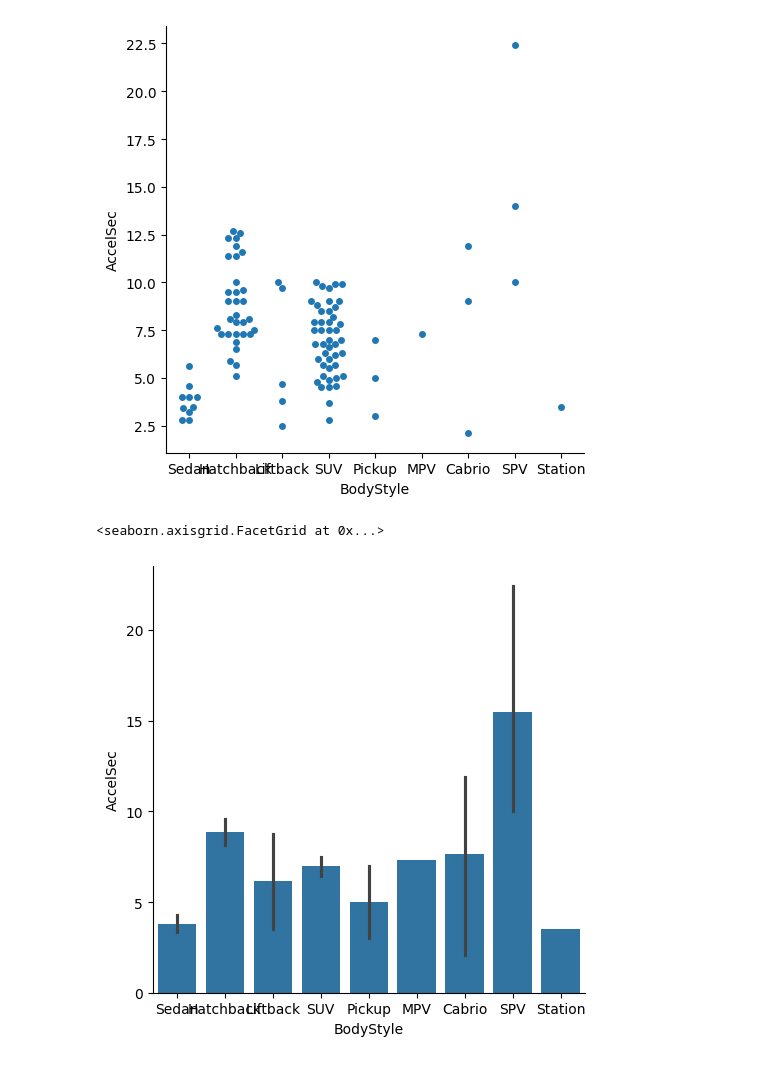
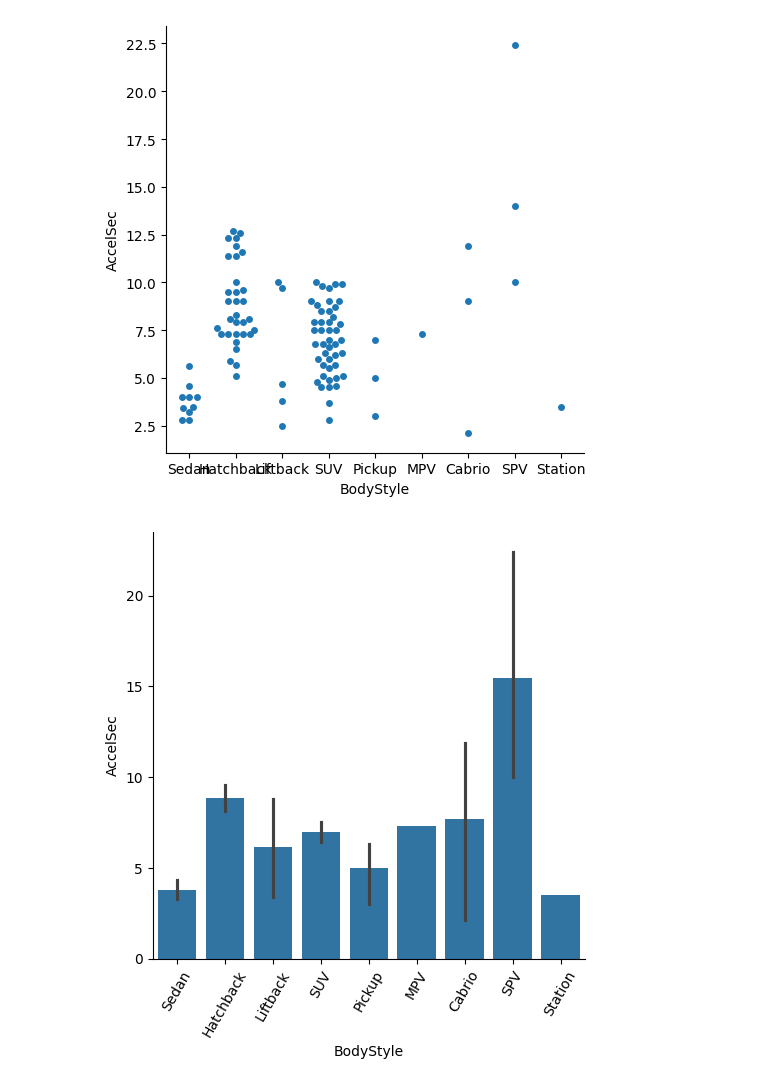
Before and after one commit to jaikrishann/Python_code, a Jupyter notebook: python_module/seaborn_practice.ipynb, the cells around one changed output. Cells and saved outputs as stored; diff of their text form; code cells hidden in the pictures.

```diff
--- a/python_module/seaborn_practice.ipynb
+++ b/python_module/seaborn_practice.ipynb
@@ -151,6 +167,7 @@ sns.catplot(x='BodyStyle',y='AccelSec',data=electric_car,kind='swarm')
 [figure]
 # %%
 sns.catplot(x='BodyStyle',y='AccelSec',data=electric_car,kind='bar')
+plt.xticks(rotation=60)
+plt.show()
 # %% [output]
-<seaborn.axisgrid.FacetGrid at 0x...>
-[figure, old version]
+[figure, new version]
```
Also changed, not shown: parts of 6 cells of this notebook, 3 other files.
